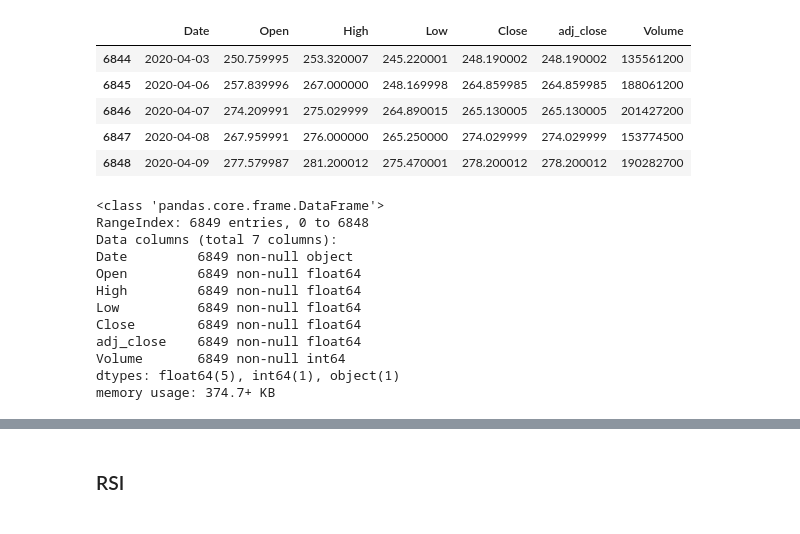
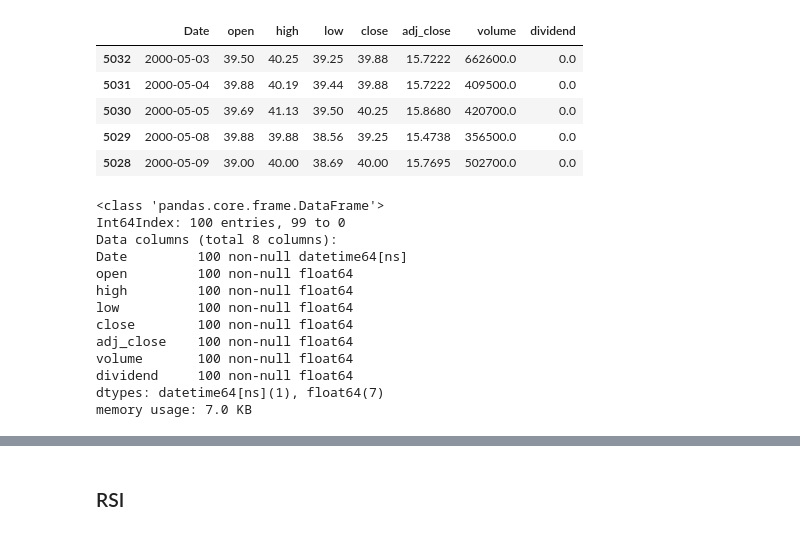
Before and after one commit to rittik97/Studies-on-SPYs, a Jupyter notebook: Playground.ipynb, the cells around one changed output, grey strips where cells are left out. Cells and saved outputs as stored; diff of their text form; code cells hidden in the pictures.

```diff
--- a/Playground.ipynb
+++ b/Playground.ipynb
@@ -11,27 +7,60 @@ spy.rename(columns={'Adj Close':"adj_close"}, inplace=True)
+# %%
+ticker='ECL'
+d={'function': 'TIME_SERIES_DAILY_ADJUSTED','apikey':"YEUC2DL0F7KC43PB",'symbol':ticker,'outputsize':'full'}
+response = requests.get(
+        'https://www.alphavantage.co/query',
+        params=d,
+        )
+# %%
+#open #high #low #close #adjusted close  #volume #dividend amount
+spy=[[],[],[],[],[],[],[]]
+for key, val in response.json()['Time Series (Daily)'].items():
+    spy[0].append(float(val['1. open']))
+    spy[1].append(float(val['2. high']))
+    spy[2].append(float(val['3. low']))
+    spy[3].append(float(val['4. close']))
+    spy[4].append(float(val['5. adjusted close']))
+    spy[5].append(float(val['6. volume']))
+    spy[6].append(float(val['7. dividend amount']))
+# %%
+spy=pd.DataFrame({'Date':list(response.json()['Time Series (Daily)'].keys()),
+                 'open':spy[0],
+                  'high':spy[1],
+                  'low':spy[2],
+                  'close':spy[3],
+                  'adj_close':spy[4],
+                  'volume':spy[5],
+                  'dividend':spy[6],
+                 })
+spy=spy.astype({'Date': 'datetime64'})
+
+
+spy=spy.sort_values(by='Date')
 # %%
-spy.tail()
+spy.head()
 # %% [output]
-|  | Date | Open | High | Low | Close | adj_close | Volume |
-| 6844 | 2020-04-03 | 250.759995 | 253.320007 | 245.220001 | 248.190002 | 248.190002 | 135561200 |
-| 6845 | 2020-04-06 | 257.839996 | 267.000000 | 248.169998 | 264.859985 | 264.859985 | 188061200 |
-| 6846 | 2020-04-07 | 274.209991 | 275.029999 | 264.890015 | 265.130005 | 265.130005 | 201427200 |
-| 6847 | 2020-04-08 | 267.959991 | 276.000000 | 265.250000 | 274.029999 | 274.029999 | 153774500 |
-| 6848 | 2020-04-09 | 277.579987 | 281.200012 | 275.470001 | 278.200012 | 278.200012 | 190282700 |
+|  | Date | open | high | low | close | adj_close | volume | dividend |
+| 5032 | 2000-05-03 | 39.50 | 40.25 | 39.25 | 39.88 | 15.7222 | 662600.0 | 0.0 |
+| 5031 | 2000-05-04 | 39.88 | 40.19 | 39.44 | 39.88 | 15.7222 | 409500.0 | 0.0 |
+| 5030 | 2000-05-05 | 39.69 | 41.13 | 39.50 | 40.25 | 15.8680 | 420700.0 | 0.0 |
+| 5029 | 2000-05-08 | 39.88 | 39.88 | 38.56 | 39.25 | 15.4738 | 356500.0 | 0.0 |
+| 5028 | 2000-05-09 | 39.00 | 40.00 | 38.69 | 40.00 | 15.7695 | 502700.0 | 0.0 |
 # %%
 spy.info()
 # %% [output]
 <class 'pandas.core.frame.DataFrame'>
-RangeIndex: 6849 entries, 0 to 6848
-Data columns (total 7 columns):
-Date         6849 non-null object
-Open         6849 non-null float64
-High         6849 non-null float64
-Low          6849 non-null float64
-Close        6849 non-null float64
-adj_close    6849 non-null float64
-Volume       6849 non-null int64
-dtypes: float64(5), int64(1), object(1)
-memory usage: 374.7+ KB
+Int64Index: 100 entries, 99 to 0
+Data columns (total 8 columns):
+Date         100 non-null datetime64[ns]
+open         100 non-null float64
+high         100 non-null float64
+low          100 non-null float64
+close        100 non-null float64
+adj_close    100 non-null float64
+volume       100 non-null float64
+dividend     100 non-null float64
+dtypes: datetime64[ns](1), float64(7)
+memory usage: 7.0 KB
 # %%
 spy=spy.astype({'Date': 'datetime64'})
 # %%
```
Also changed, not shown: parts of 45 cells of this notebook.
